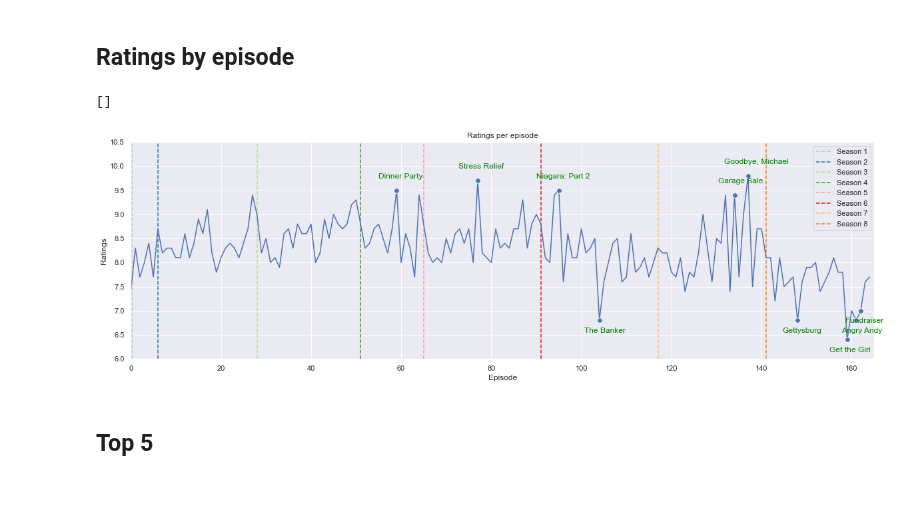
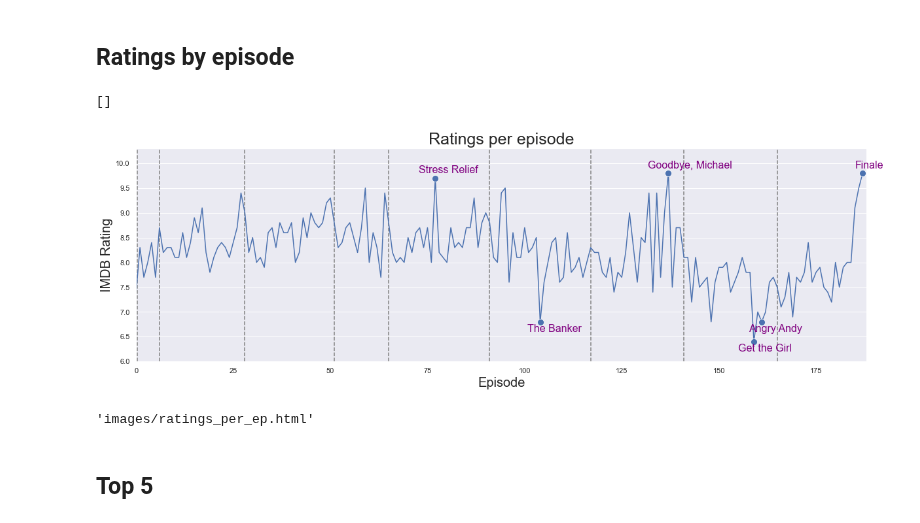
Before and after one commit to nklingen/SocialGraphsProject, a Jupyter notebook: IMDb_ratings.ipynb, the cells around one changed output. Drawn from its saved outputs; the diff is of its cells as text; code cells hidden in the pictures; blank space fills up the shorter version.

```diff
--- a/IMDb_ratings.ipynb
+++ b/IMDb_ratings.ipynb
@@ -9,7 +9,7 @@ from matplotlib import pyplot as plt
 theoffice_episodes = []
 
 # For every season in the The Ofice
-for sn in range(1,9):
+for sn in range(1,10):
     # Request from the server the content of the web page by and store the server’s response
     response = get('https://www.imdb.com/title/tt0386676/episodes?season=' + str(sn))
 
@@ -130,0 +127,6 @@ ax = sns.lineplot(df_ratings.season, df_ratings.rating)
+# %%
+ax = sns.lineplot(df_ratings.season, df_ratings.rating)
+ax.set_ylabel('IMDB Rating', fontsize=14)
+ax.set_xlabel('Season', fontsize=14)
+ax.set_title(f"Average Rating per Season", fontsize=18)
+sns.set(rc={'figure.figsize':(20,6)})
@@ -137,8 +141,8 @@ We overall see the rating climb in seasons 1 and 2, then peak in seasons 3. Seas
 # %%
 # top 5 best and worst episodes
 
-worst = df_ratings.sort_values("rating", axis=0)[:5]
-best = df_ratings.sort_values("rating", axis=0)[-5:]
+worst = df_ratings.sort_values("rating", axis=0)[:3]
+best = df_ratings.sort_values("rating", axis=0)[-3:]
 # %%
 notable_episodes = {}
 
@@ -150,40 +154,42 @@ for index, row in best.iterrows():
 # %%
 import seaborn as sns;
 
 sns.set(rc={'figure.figsize':(20,6)})
-season_change = [i+1 for i in range(len(df_ratings) -1) if df_ratings.season[i] != df_ratings.season[i+1]]
+season_change = [i+1 for i in range(len(df_ratings)-1) if df_ratings.season[i] != df_ratings.season[i+1]]
 palette = iter(sns.color_palette("Paired", max(df_ratings.season)))
 
 # season 1
-plt.axvline(x=0.3, color = next(palette), linestyle='dashed', label="Season 1")
+plt.axvline(x=0.3, color = "grey", linestyle='dashed', label="Season 1")
 
 # seasons 2 - 8
 for i, season in enumerate(season_change):
-    plt.axvline(x=season, color = next(palette), linestyle='dashed', label= f"Season {i+2}")
+    plt.axvline(x=season, color = "grey", linestyle='dashed', label= f"Season {i+2}")
 
 
 markers_on = [x for x,y in notable_episodes.keys()]
 
-ax = sns.lineplot(data = df_ratings.rating, marker = '.', markersize=15, markevery=markers_on)
-ax.set(xlabel='Episode', ylabel = "Ratings")
-ax.set_title(f"Ratings per episode")
+ax = sns.lineplot(data = df_ratings.rating, marker = '.', markersize=20, markevery=markers_on, legend=None)
+ax.set_ylabel('IMDB Rating', fontsize=20)
+ax.set_xlabel('Episode', fontsize=20)
+ax.set_title(f"Ratings per episode", fontsize=25)
+ax.xaxis.grid(False)
 sns.set(rc={'figure.figsize':(10,5)})
 plt.xlim(0, len(df_ratings))
-plt.ylim(6, 10.5)
+plt.ylim(6, 10.3)
 
 for data, title in notable_episodes.items():
     x = data[0] - len(title)/3
     if data[1] < 8.0:
-        y = data[1] - 0.25
+        y = data[1] - 0.2
     else:
-        y = data[1] + 0.25
+        y = data[1] + 0.1
 
 
-    plt.text(x, y, title, color = "green")
+    plt.text(x, y, title, color = "purple", fontsize=16)
 
 ax.plot()
 # %% [output]
 []
-[figure, old version]
+[figure, new version]
 # %%
 ax.get_figure().savefig('images/ratings_episodes.png')
@@ -190,3 +218,7 @@ ax.get_figure().savefig('images/ratings_episodes.png')
+# %%
+plotly.offline.plot(fig, filename='images/ratings_per_ep.html')
+# %% [output]
+'images/ratings_per_ep.html'
 # %% [markdown]
 ## Top 5
 # %% [markdown]
```
Also changed, not shown: parts of 10 cells of this notebook, 26 other files.
